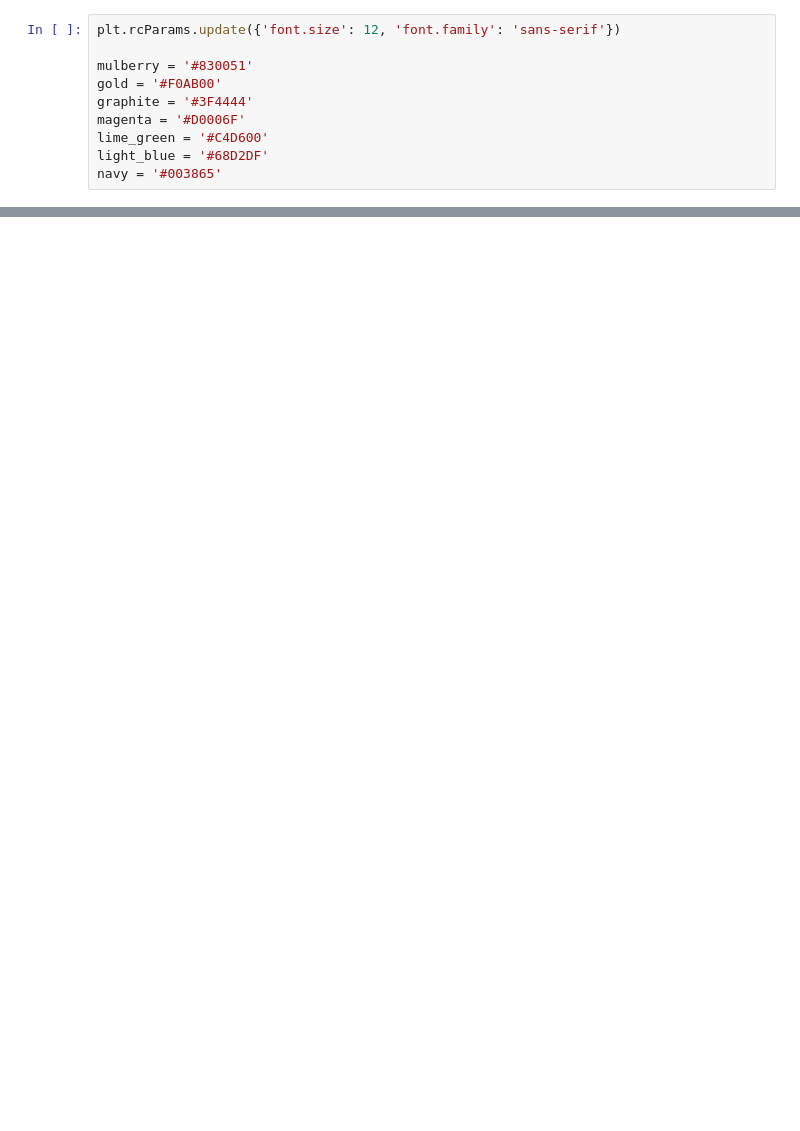
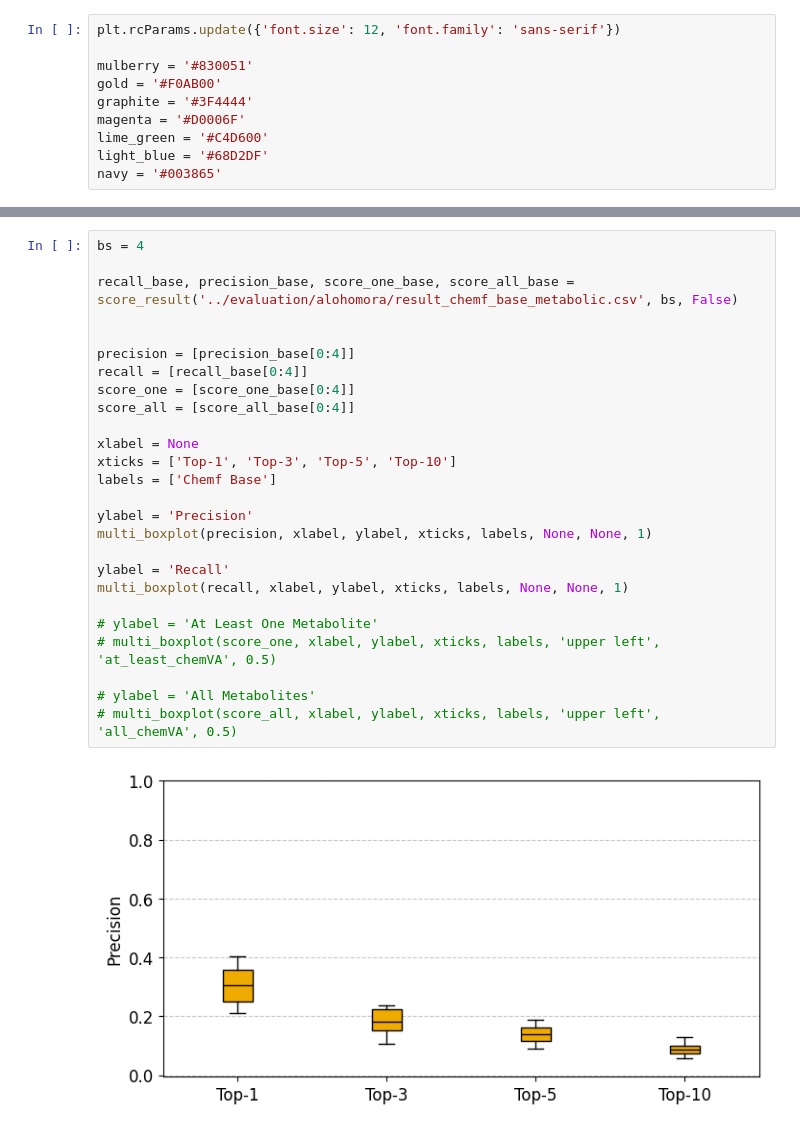
Before and after one commit to tsofiac/LAGOM, a Jupyter notebook: data_analysis/presentation_plots.ipynb, the cells around one changed output, grey strips where cells are left out. Saved outputs shown, nothing was run; the diff lists cells and outputs as text; blank space fills up the shorter version.

```diff
--- a/data_analysis/presentation_plots.ipynb
+++ b/data_analysis/presentation_plots.ipynb
@@ -313,3 +315,31 @@ def multi_boxplot(data, xlabel, ylabel, xticks, labels, location, save_figure=No
 
 
     plt.show()
+# %%
+bs = 4
+
+recall_base, precision_base, score_one_base, score_all_base = score_result('../evaluation/alohomora/result_chemf_base_metabolic.csv', bs, False)
+
+
+precision = [precision_base[0:4]]
+recall = [recall_base[0:4]]
+score_one = [score_one_base[0:4]]
+score_all = [score_all_base[0:4]]
+
+xlabel = None
+xticks = ['Top-1', 'Top-3', 'Top-5', 'Top-10']
+labels = ['Chemf Base']
+
+ylabel = 'Precision'
+multi_boxplot(precision, xlabel, ylabel, xticks, labels, None, None, 1)
+
+ylabel = 'Recall'
+multi_boxplot(recall, xlabel, ylabel, xticks, labels, None, None, 1)
+
+# ylabel = 'At Least One Metabolite'
+# multi_boxplot(score_one, xlabel, ylabel, xticks, labels, 'upper left', 'at_least_chemVA', 0.5)
+
+# ylabel = 'All Metabolites'
+# multi_boxplot(score_all, xlabel, ylabel, xticks, labels, 'upper left', 'all_chemVA', 0.5)
+# %% [output]
+[figure, added]
```
Also changed, not shown: parts of 18 cells of this notebook.
